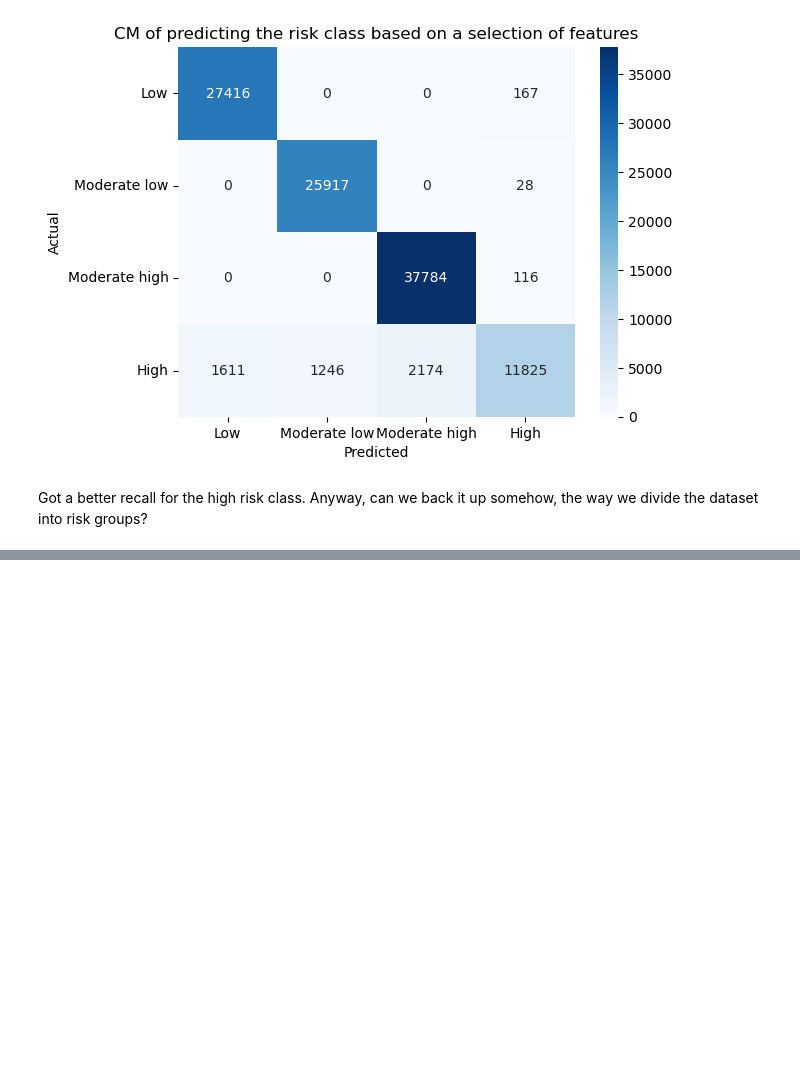
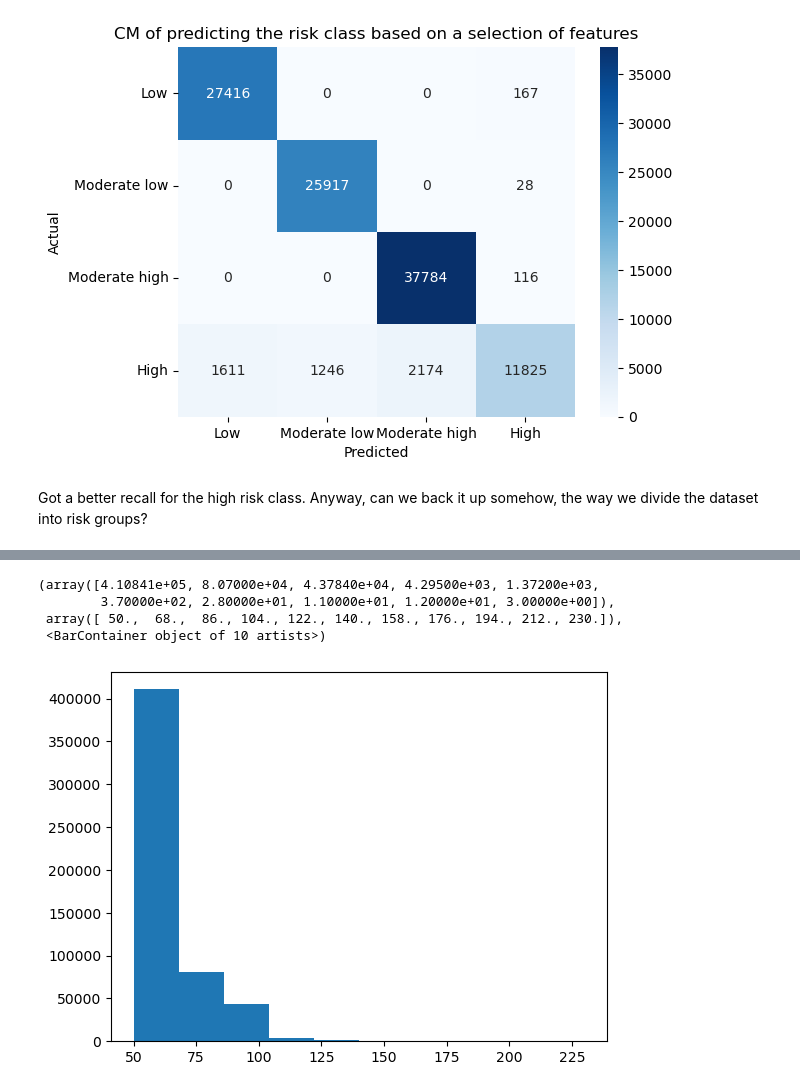
Before and after one commit to Simon-Simonsen/ML-project, a Jupyter notebook: EDA_on_df.ipynb, the cells around one changed output, grey strips where cells are left out. Saved outputs shown, nothing was run; the diff lists cells and outputs as text; code cells hidden in the pictures; blank space fills up the shorter version.

```diff
--- a/EDA_on_df.ipynb
+++ b/EDA_on_df.ipynb
@@ -370,0 +385,8 @@ Got a better recall for the high risk class. Anyway, can we back it up somehow,
+# %%
+plt.hist(df_train['BonusMalus'])
+# %% [output]
+(array([4.10841e+05, 8.07000e+04, 4.37840e+04, 4.29500e+03, 1.37200e+03,
+        3.70000e+02, 2.80000e+01, 1.10000e+01, 1.20000e+01, 3.00000e+00]),
+ array([ 50.,  68.,  86., 104., 122., 140., 158., 176., 194., 212., 230.]),
+ <BarContainer object of 10 artists>)
+[figure, added]
```
Also changed, not shown: parts of 1 cell of this notebook, 1 other file.
